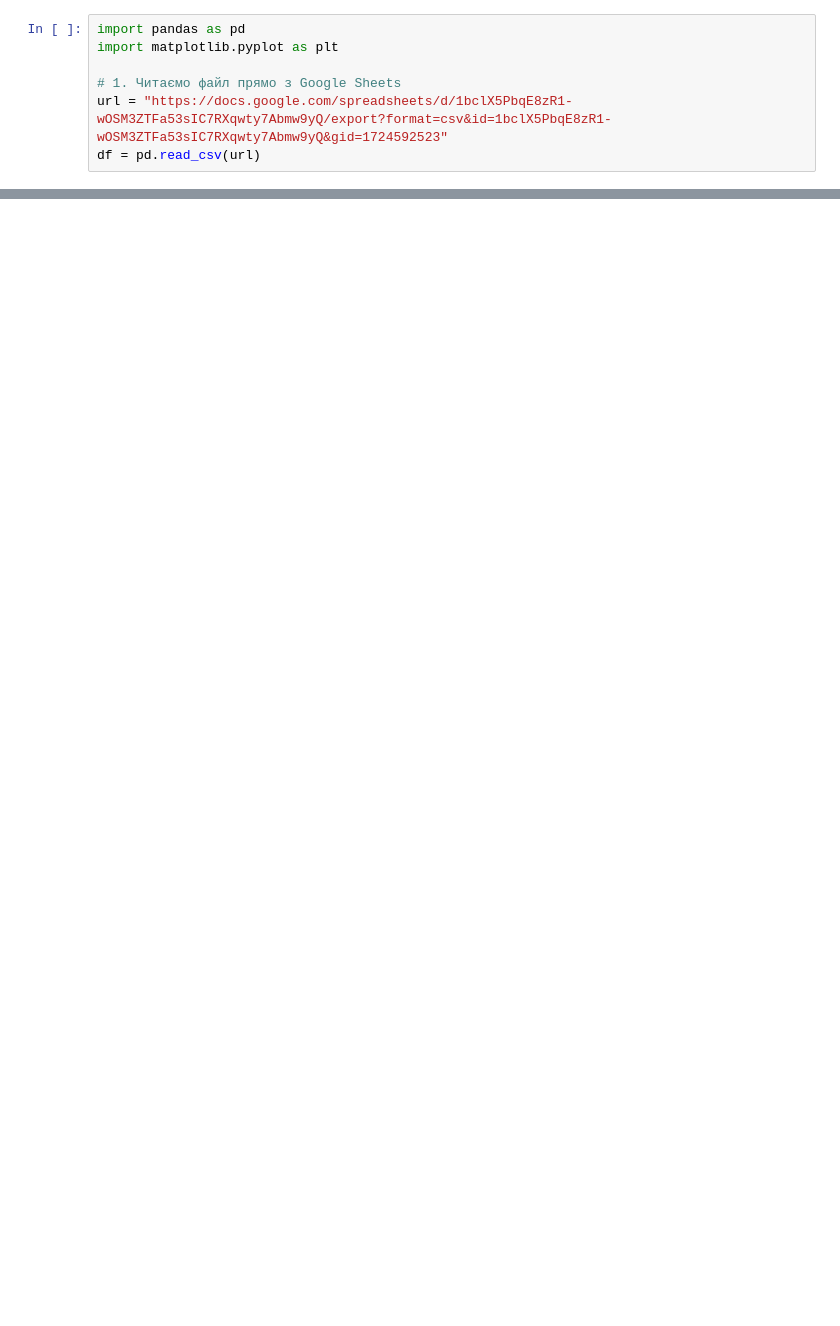
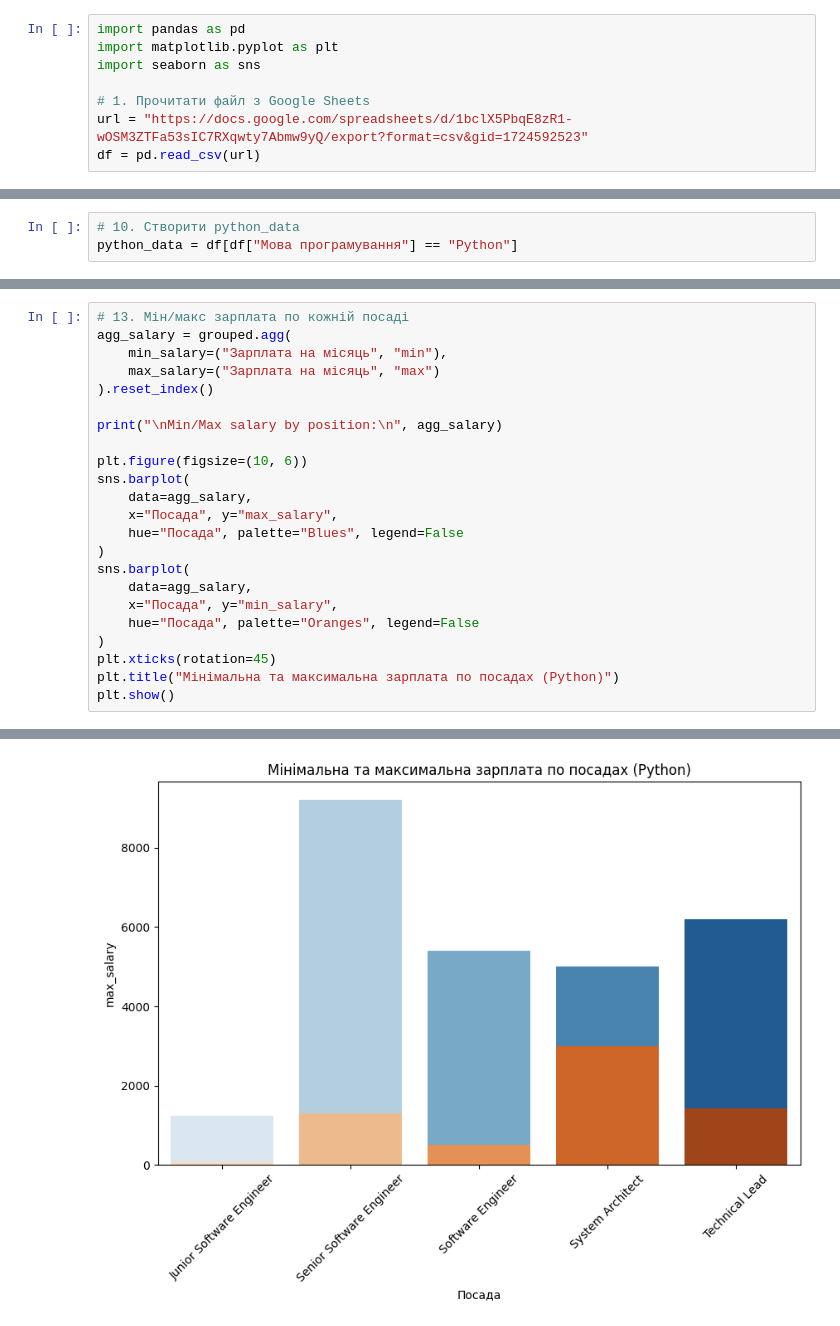
Before and after one commit to Nataliia-Kaguia/goit-ds-hw-05, a Jupyter notebook: hw_05_2.ipynb, the cells around one changed output, grey strips where cells are left out. Drawn from its saved outputs; the diff is of its cells as text; blank space fills up the shorter version.

```diff
--- a/hw_05_2.ipynb
+++ b/hw_05_2.ipynb
@@ -3,8 +3,9 @@
 # %%
 import pandas as pd
 import matplotlib.pyplot as plt
+import seaborn as sns
 
-# 1. Читаємо файл прямо з Google Sheets
-url = "https://docs.google.com/spreadsheets/d/1bclX5PbqE8zR1-wOSM3ZTFa53sIC7RXqwty7Abmw9yQ/export?format=csv&id=1bclX5PbqE8zR1-wOSM3ZTFa53sIC7RXqwty7Abmw9yQ&gid=1724592523"
+# 1. Прочитати файл з Google Sheets
+url = "https://docs.google.com/spreadsheets/d/1bclX5PbqE8zR1-wOSM3ZTFa53sIC7RXqwty7Abmw9yQ/export?format=csv&gid=1724592523"
 df = pd.read_csv(url)
 # %%
@@ -164,0 +112,3 @@ Name: avg, dtype: float64
+# %%
+# 10. Створити python_data
+python_data = df[df["Мова програмування"] == "Python"]
@@ -164,0 +123,24 @@ Name: avg, dtype: float64
+# %%
+# 13. Мін/макс зарплата по кожній посаді
+agg_salary = grouped.agg(
+    min_salary=("Зарплата на місяць", "min"),
+    max_salary=("Зарплата на місяць", "max")
+).reset_index()
+
+print("\nMin/Max salary by position:\n", agg_salary)
+
+plt.figure(figsize=(10, 6))
+sns.barplot(
+    data=agg_salary,
+    x="Посада", y="max_salary",
+    hue="Посада", palette="Blues", legend=False
+)
+sns.barplot(
+    data=agg_salary,
+    x="Посада", y="min_salary",
+    hue="Посада", palette="Oranges", legend=False
+)
+plt.xticks(rotation=45)
+plt.title("Мінімальна та максимальна зарплата по посадах (Python)")
+plt.show()
+# %% [output]
@@ -164,0 +154 @@ Name: avg, dtype: float64
+[figure, added]
```
Also changed, not shown: parts of 19 cells of this notebook.
